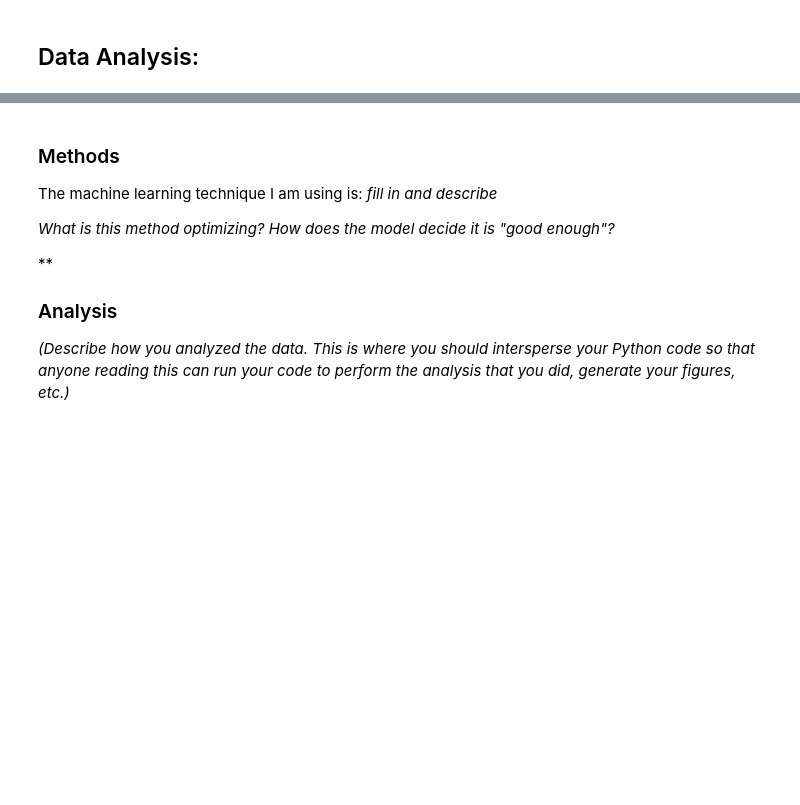
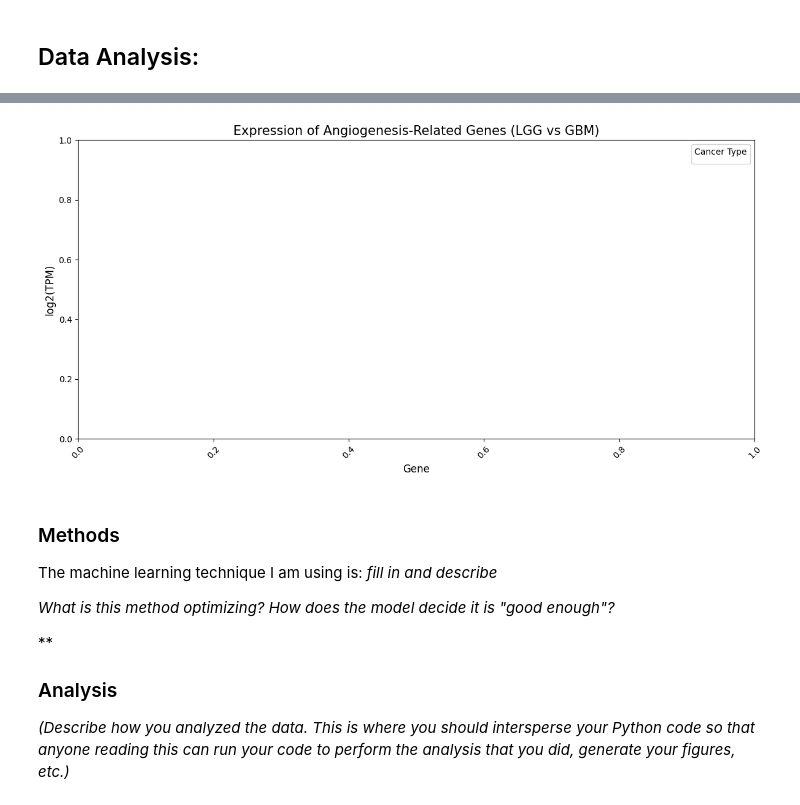
Before and after one commit to ktt920/Module-4-Cancer, a Jupyter notebook: code/Module 4 Template.ipynb, the cells around one changed output, grey strips where cells are left out. Saved outputs shown, nothing was run; the diff lists cells and outputs as text; code cells hidden in the pictures; blank space fills up the shorter version.

```diff
--- a/code/Module 4 Template.ipynb
+++ b/code/Module 4 Template.ipynb
@@ -59,3 +79,49 @@ filtered_metadata = data_metadata[data_metadata['cancer_type'].isin(['LGG', 'GBM
+# %%
+# This is written largely with Gemini AI, still need does not work, a work in progress.
+# The goal is to be able to look for specific gene expression in the specific filtered cancer.
+
+import pandas as pd
+import matplotlib.pyplot as plt
+
+# 1. Filter Metadata
+# FIX: Ensure the column name is 'sample_id' or 'sample' based on your CSV
+filtered_metadata = data_metadata[data_metadata['cancer_type'].isin(['LGG', 'GBM'])]
+samples_to_keep = filtered_metadata['sample'].tolist()
+
+# 2. Load and Filter Expression Data
+data_subsample = pd.read_csv(subsample_path)
+genes_of_interest = ['VEGFA', 'VEGFB', 'KDR', 'CXCR1', 'CXCR2', 'HIF1A', 'PDGFB']
+
+# FIX: gene_col should be the name of the FIRST column in your expression file
+gene_col = data_subsample.columns[0]
+
+# Filter for the rows containing our genes
+filtered_genes = data_subsample[data_subsample[gene_col].isin(genes_of_interest)]
+
+# 3. Align Samples and Prepare for Plotting
+# Keep only the gene column and the samples that exist in BOTH files
+cols_to_keep = [gene_col] + [s for s in samples_to_keep if s in data_subsample.columns]
+expression_filtered = filtered_genes[cols_to_keep]
+
+# Convert from wide to long format for Seaborn
+expression_melted = expression_filtered.melt(id_vars=gene_col, var_name='sample', value_name='Expression')
+
+# Merge with metadata to get the cancer_type label
+# FIX: 'on' must match the column name in both dataframes
+plot_data = pd.merge(expression_melted, filtered_metadata[['sample', 'cancer_type']], on='sample')
+
+# 4. Create the Bar Chart
+plt.figure(figsize=(12, 6))
+
+plt.title('Expression of Angiogenesis-Related Genes (LGG vs GBM)', fontsize=15)
+plt.xlabel('Gene', fontsize=12)
+plt.ylabel('log2(TPM)', fontsize=12)
+plt.legend(title='Cancer Type')
+plt.xticks(rotation=45)
+plt.tight_layout()
+plt.show()
+# %% [output]
+[figure, added]
 # %% [markdown]
 ### Methods
 The machine learning technique I am using is: *fill in and describe*
```
Also changed, not shown: parts of 1 cell of this notebook.
